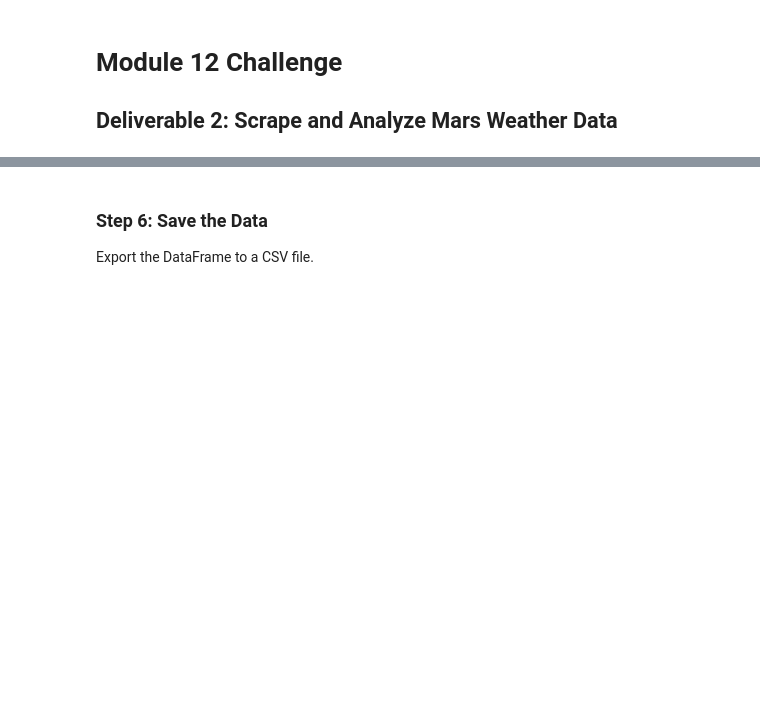
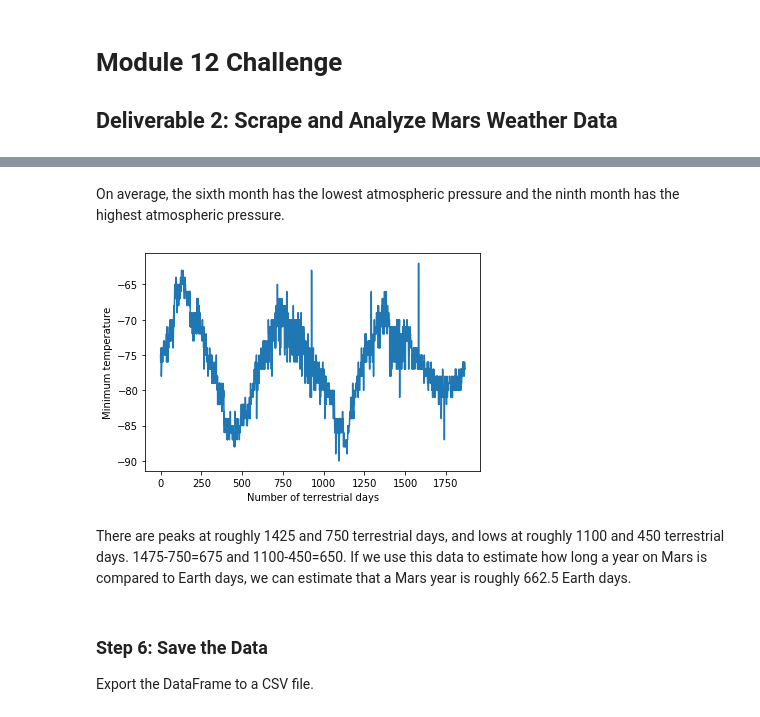
Before and after one commit to katiedjahan/Data-Collection-Challenge, a Jupyter notebook: Analysis/part_2_mars_weather.ipynb, the cells around one changed output, grey strips where cells are left out. Saved outputs shown, nothing was run; the diff lists cells and outputs as text; code cells hidden in the pictures; blank space fills up the shorter version.

```diff
--- a/Analysis/part_2_mars_weather.ipynb
+++ b/Analysis/part_2_mars_weather.ipynb
@@ -183,0 +30,3 @@ The distance from peak to peak is roughly 1425-750, or 675 days. A year on Mars
+# %%
+# Extract all rows of data
+table = table_soup.find_all('tr', class_='data-row')
@@ -184,3 +183,15 @@ The distance from peak to peak is roughly 1425-750, or 675 days. A year on Mars
+# %% [markdown]
+On average, the sixth month has the lowest atmospheric pressure and the ninth month has the highest atmospheric pressure.
+# %%
+# 5. How many terrestrial (earth) days are there in a Martian year?
+plt.plot(df['min_temp'])
+plt.xlabel("Number of terrestrial days")
+plt.ylabel("Minimum temperature")
+plt.show()
+# %% [output]
+[figure, added]
+# %% [markdown]
+There are peaks at roughly 1425 and 750 terrestrial days, and lows at roughly 1100 and 450 terrestrial days. 1475-750=675 and 1100-450=650. If we use this data to estimate how long a year on Mars is compared to Earth days, we can estimate that a Mars year is roughly 662.5 Earth days.
 # %% [markdown]
 ### Step 6: Save the Data
 
```
Also changed, not shown: parts of 47 cells of this notebook, 1 other file.
